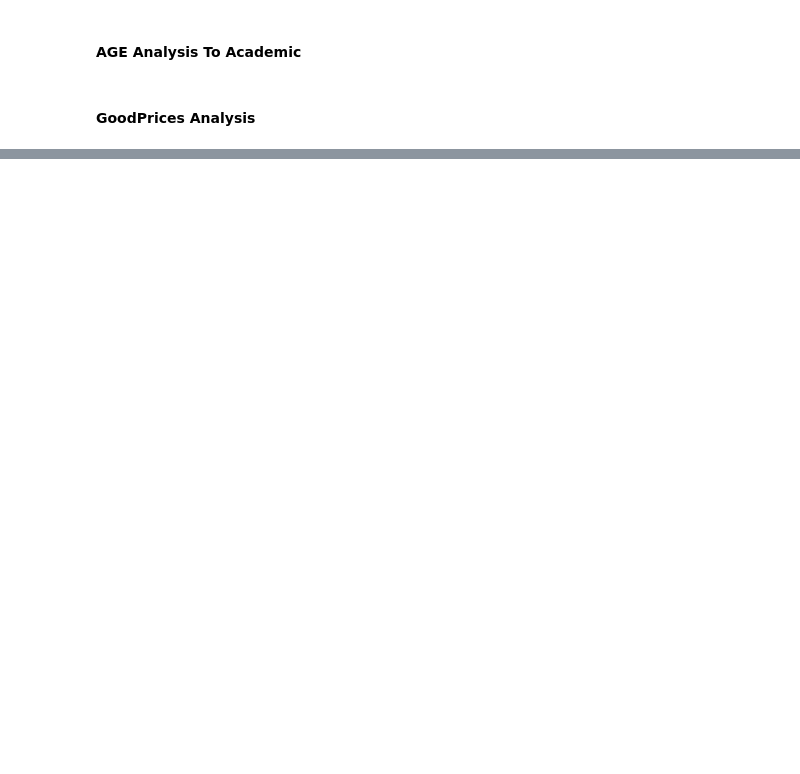
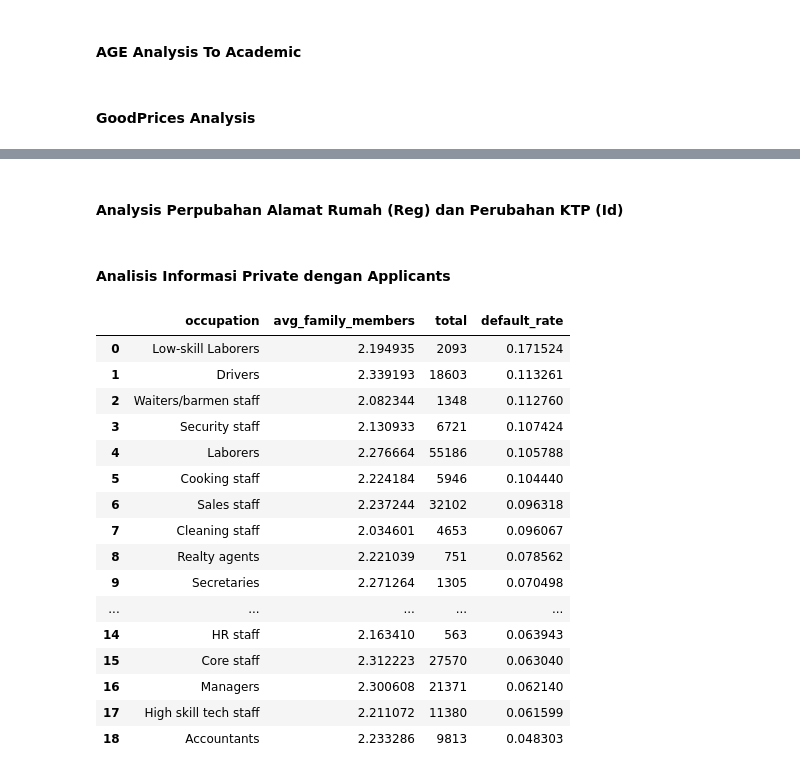
Before and after one commit to adikusumaa/Home-Credit-Group-DE, a Jupyter notebook: jobs/notebooks/Dev_Silver_HomeCredit Group.ipynb, the cells around one changed output, grey strips where cells are left out. Saved outputs shown, nothing was run; the diff lists cells and outputs as text; code cells hidden in the pictures; blank space fills up the shorter version.

```diff
--- a/jobs/notebooks/Dev_Silver_HomeCredit Group.ipynb
+++ b/jobs/notebooks/Dev_Silver_HomeCredit Group.ipynb
@@ -594,0 +435,2 @@ income_cross.toPandas()
+# %% [markdown]
+#### Analysis Perpubahan Alamat Rumah (Reg) dan Perubahan KTP (Id)
@@ -594,0 +460,2 @@ income_cross.toPandas()
+# %% [markdown]
+#### Analisis Informasi Private dengan Applicants
@@ -594,0 +473,30 @@ income_cross.toPandas()
+# %%
+occupation_eda = spark.sql("""
+SELECT
+    occupation,
+    AVG(famMembers) AS avg_family_members,
+    COUNT(*) AS total,
+    AVG(target) AS default_rate
+FROM application
+GROUP BY occupation
+ORDER BY default_rate DESC
+""")
+occupation_eda.toPandas()
+# %% [output]
+|  | occupation | avg_family_members | total | default_rate |
+| 0 | Low-skill Laborers | 2.194935 | 2093 | 0.171524 |
+| 1 | Drivers | 2.339193 | 18603 | 0.113261 |
+| 2 | Waiters/barmen staff | 2.082344 | 1348 | 0.112760 |
+| 3 | Security staff | 2.130933 | 6721 | 0.107424 |
+| 4 | Laborers | 2.276664 | 55186 | 0.105788 |
+| 5 | Cooking staff | 2.224184 | 5946 | 0.104440 |
+| 6 | Sales staff | 2.237244 | 32102 | 0.096318 |
+| 7 | Cleaning staff | 2.034601 | 4653 | 0.096067 |
+| 8 | Realty agents | 2.221039 | 751 | 0.078562 |
+| 9 | Secretaries | 2.271264 | 1305 | 0.070498 |
+| ... | ... | ... | ... | ... |
+| 14 | HR staff | 2.163410 | 563 | 0.063943 |
+| 15 | Core staff | 2.312223 | 27570 | 0.063040 |
+| 16 | Managers | 2.300608 | 21371 | 0.062140 |
+| 17 | High skill tech staff | 2.211072 | 11380 | 0.061599 |
+| 18 | Accountants | 2.233286 | 9813 | 0.048303 |
```
Also changed, not shown: parts of 25 cells of this notebook, 4 other files.
